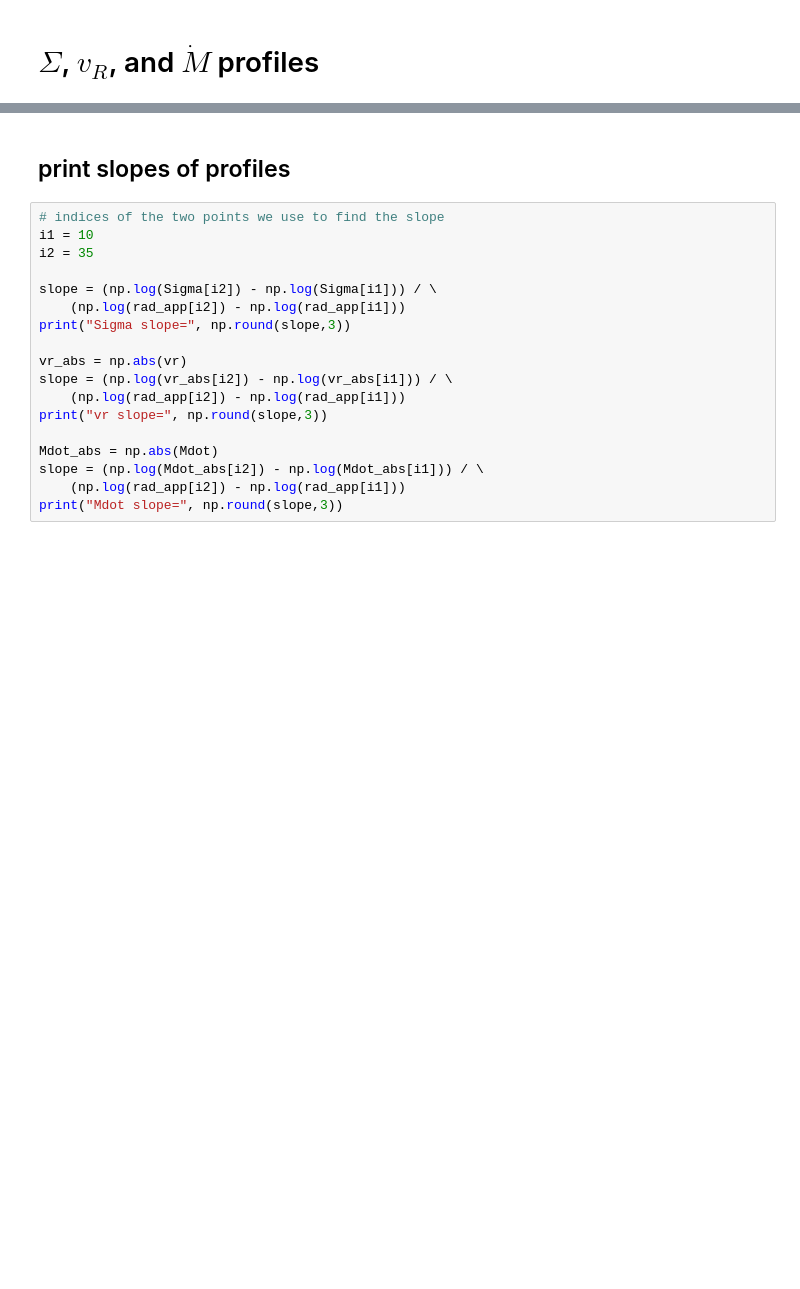
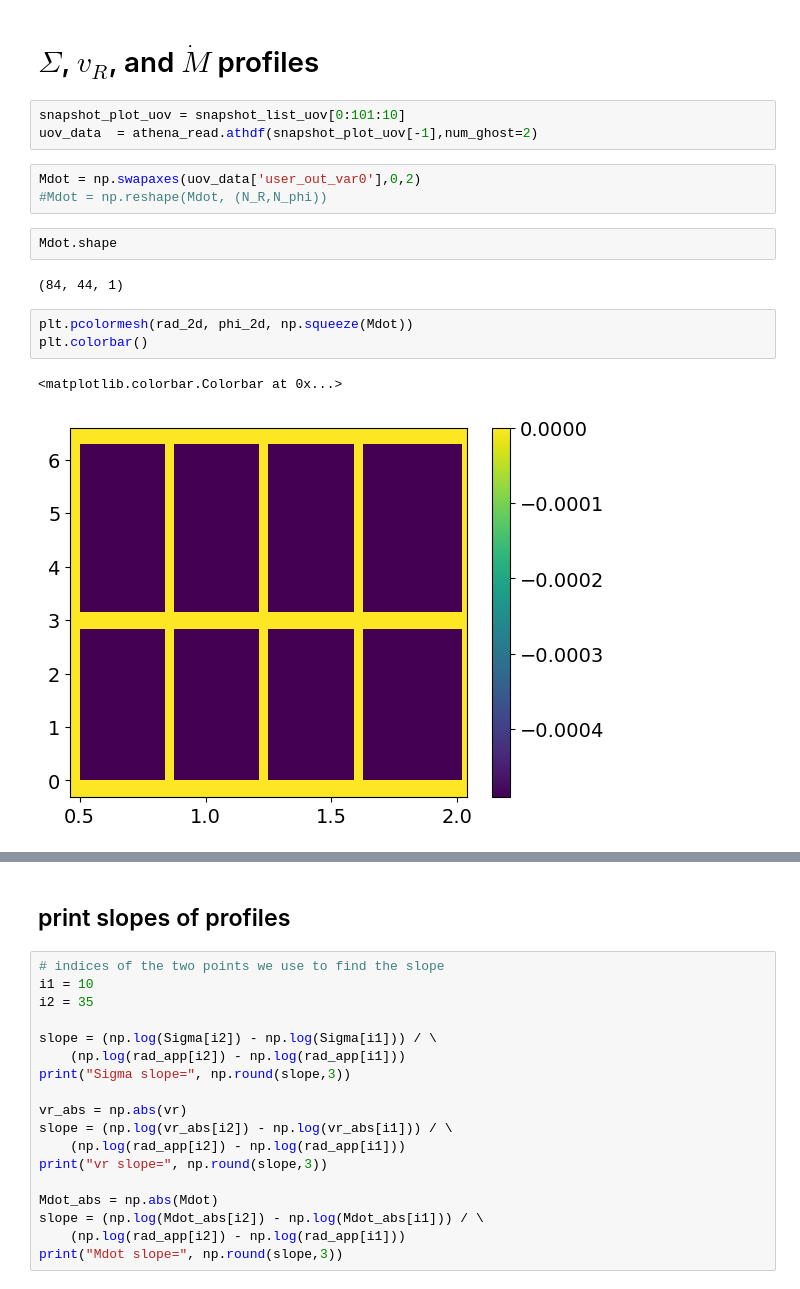
Before and after one commit to Jupiter1994/athena-warps, a Jupyter notebook: warped-disks/jiarus_diagnosis_2d.ipynb, the cells around one changed output, grey strips where cells are left out. Saved outputs shown, nothing was run; the diff lists cells and outputs as text; blank space fills up the shorter version.

```diff
--- a/warped-disks/jiarus_diagnosis_2d.ipynb
+++ b/warped-disks/jiarus_diagnosis_2d.ipynb
@@ -125,5 +167,21 @@ axs.legend(
 # %% [markdown]
 # $\Sigma$, $v_R$, and $\dot{M}$ profiles
+# %%
+snapshot_plot_uov = snapshot_list_uov[0:101:10]
+uov_data  = athena_read.athdf(snapshot_plot_uov[-1],num_ghost=2)
+# %%
+Mdot = np.swapaxes(uov_data['user_out_var0'],0,2)
+#Mdot = np.reshape(Mdot, (N_R,N_phi))
+# %%
+Mdot.shape
+# %% [output]
+(84, 44, 1)
+# %%
+plt.pcolormesh(rad_2d, phi_2d, np.squeeze(Mdot))
+plt.colorbar()
+# %% [output]
+<matplotlib.colorbar.Colorbar at 0x...>
+[figure, added]
 # %%
 ## Plot density, v_r, and Mdot
 
```
Also changed, not shown: parts of 9 cells of this notebook, 3 other files.
